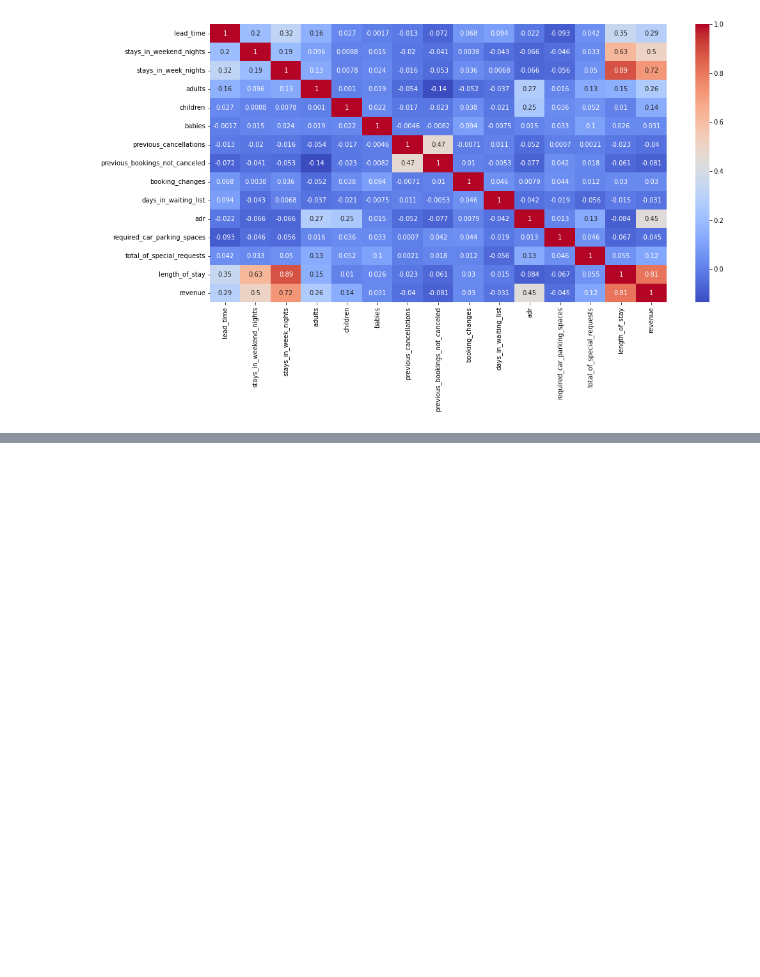
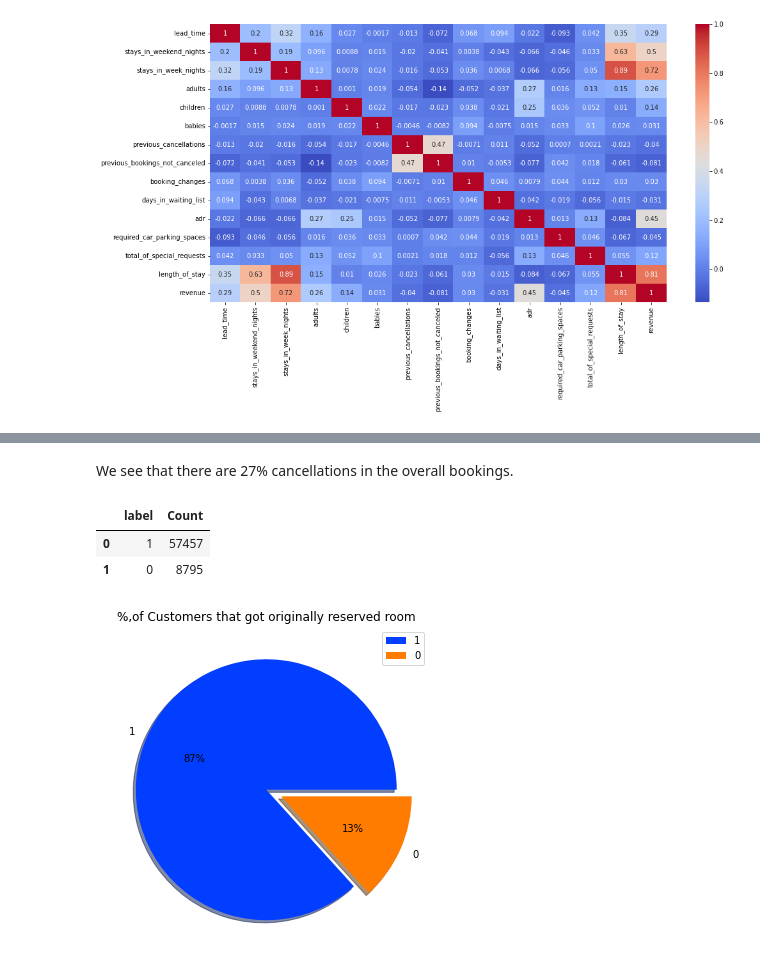
Before and after one commit to shubhpanchal/EDA--HotelAnalysis-AlmabetterCapstoneProject, a Jupyter notebook: Copy_of_Hotel_Booking_Analysis_Capstone_Project.ipynb, the cells around one changed output, grey strips where cells are left out. Drawn from its saved outputs; the diff is of its cells as text; code cells hidden in the pictures; blank space fills up the shorter version.

```diff
--- a/Copy_of_Hotel_Booking_Analysis_Capstone_Project.ipynb
+++ b/Copy_of_Hotel_Booking_Analysis_Capstone_Project.ipynb
@@ -473,0 +579,26 @@ sns.heatmap(correlation, annot=True, cmap ='coolwarm')
+# %% [markdown]
+We see that there are 27% cancellations in the overall bookings.
+# %%
+hotel['got_preferred_room'] = np.where((hotel['reserved_room_type']==hotel['assigned_room_type']),1,0)
+# %%
+got_preferred_room = pd.DataFrame(hotel['got_preferred_room'].value_counts().reset_index())
+got_preferred_room.rename(columns={'index':'label'}, inplace =True)
+got_preferred_room.rename(columns={'got_preferred_room':'Count'}, inplace=True)
+got_preferred_room.head()
+# %% [output]
+|  | label | Count |
+| 0 | 1 | 57457 |
+| 1 | 0 | 8795 |
+# %%
+room_label = got_preferred_room['label'].tolist()
+room_count = got_preferred_room['Count'].tolist()
+explode = [0,0.125]
+# %%
+colors = sns.color_palette('bright')
+plt.figure(figsize=(6,6))
+plt.pie(room_count, labels=room_label, colors=colors, autopct='%.0f%%',explode=explode, shadow=True)
+plt.title('%,of Customers that got originally reserved room')
+plt.legend()
+plt.show()
+# %% [output]
+[figure, added]
```
Also changed, not shown: parts of 11 cells of this notebook.
